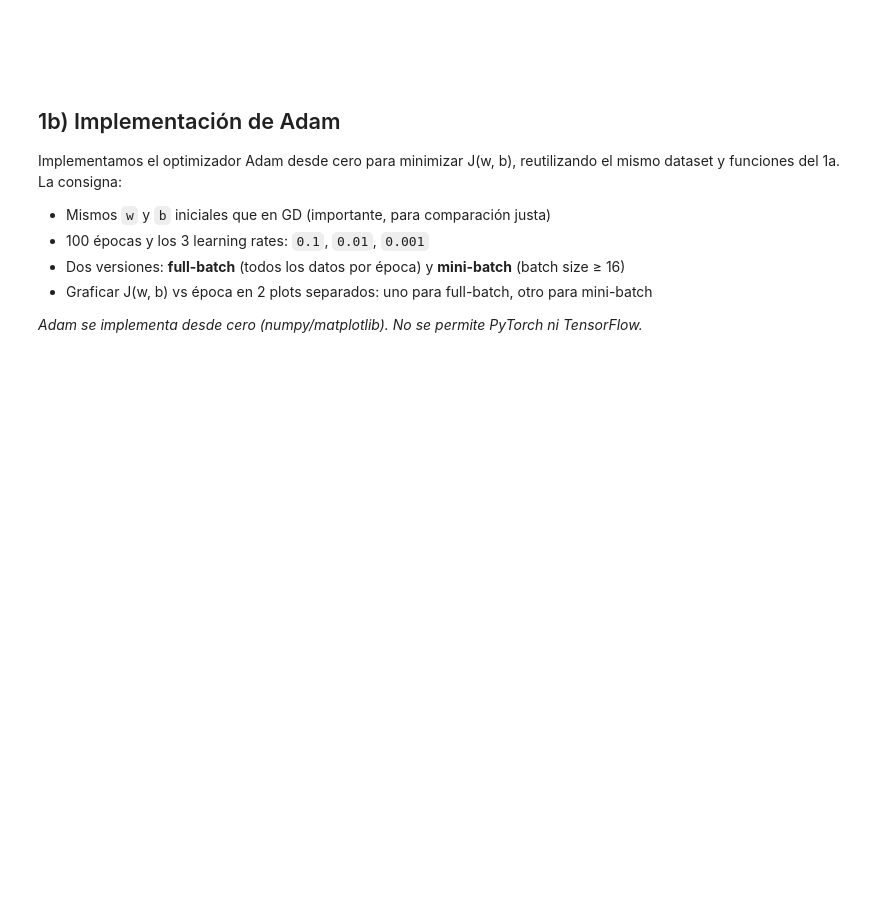
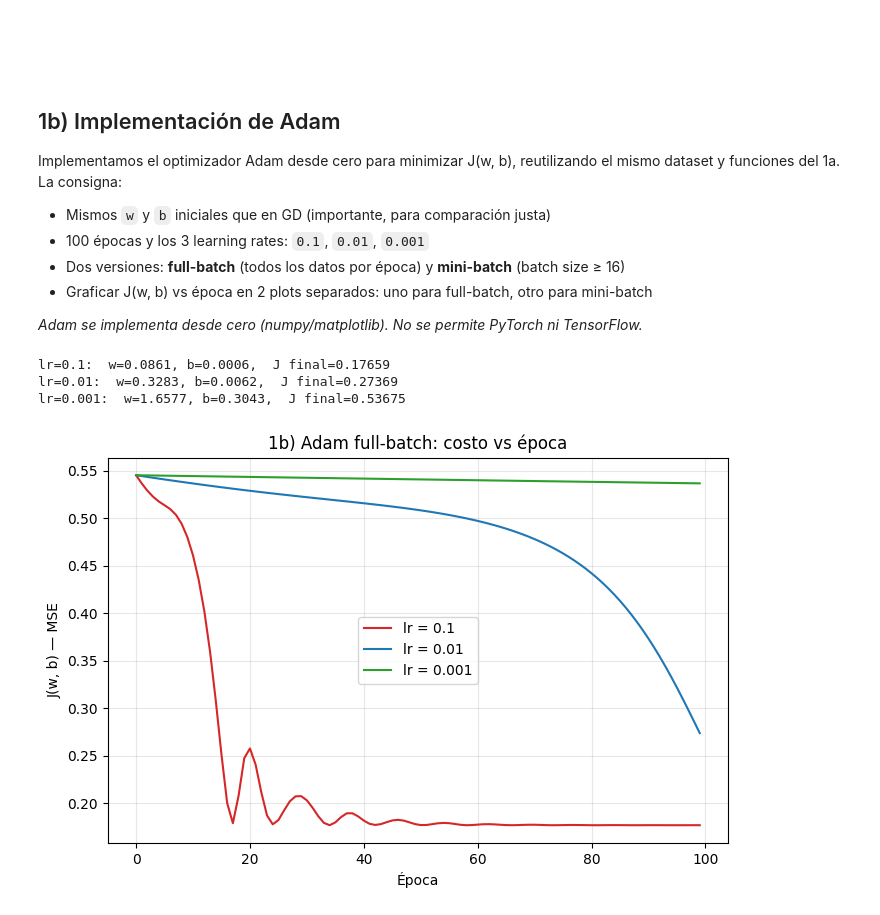
Before and after one commit to bamazonai/aprendizaje_profundo-TPs, a Jupyter notebook: tp1-aprend_prof.ipynb, the cells around one changed output. Saved outputs shown, nothing was run; the diff lists cells and outputs as text; code cells hidden in the pictures; blank space fills up the shorter version.

Commit message:
1b adam full y mini batch

```diff
--- a/tp1-aprend_prof.ipynb
+++ b/tp1-aprend_prof.ipynb
@@ -157,3 +157,63 @@ Implementamos el optimizador Adam desde cero para minimizar J(w, b), reutilizand
 - Graficar J(w, b) vs época en 2 plots separados: uno para full-batch, otro para mini-batch
 
 *Adam se implementa desde cero (numpy/matplotlib). No se permite PyTorch ni TensorFlow.*
+# %%
+#Inciso 1b Adam full-batch desde 0
+
+epocas = 100
+learning_rate = [0.1, 0.01, 0.001]
+beta1, beta2 = 0.9, 0.999
+eps = 1e-8
+historias_adam = {} #hay que guardar la curva de costo para cada learning rate
+
+for lr in learning_rate:
+
+    w, b = w_init, b_init # reset desde el punto inicial
+
+    #memorias de Adam
+    mw, mb = 0.0, 0.0
+    vw, vb = 0.0, 0.0
+    costos = [J_mse(w,b)] #inicializamos la lista de costos
+
+    for t in range(1, epocas):
+        dw, db = grad(w,b) #se hace el calculo del gradiente, la pendiente
+
+        #actualizamos las memorias de Adam
+        mw = beta1 * mw + (1 - beta1) * dw
+        mb = beta1 * mb + (1 - beta1) * db
+        vw = beta2 * vw + (1 - beta2) * (dw**2)
+        vb = beta2 * vb + (1 - beta2) * (db**2)
+
+        #correccion de sesgo
+        mw_hat = mw / (1 - beta1**t)
+        mb_hat = mb / (1 - beta1**t)
+        vw_hat = vw / (1 - beta2**t)
+        vb_hat = vb / (1 - beta2**t)
+
+        #actualizamos los parametros
+        w = w - lr * mw_hat / (np.sqrt(vw_hat) + eps)
+        b = b - lr * mb_hat / (np.sqrt(vb_hat) + eps)
+
+
+        costos.append(J_mse(w,b)) #se calcula el costo y se agrega a la lista de costos
+
+    historias_adam[lr] = costos
+    print(f"lr={lr}:  w={w:.4f}, b={b:.4f},  J final={costos[-1]:.5f}")
+
+
+# --- Gráfica ---
+plt.figure(figsize=(8,5))
+colores = {0.1: 'tab:red', 0.01: 'tab:blue', 0.001: 'tab:green'}
+for lr in learning_rate:
+    plt.plot(historias_adam[lr], color=colores[lr], label=f"lr = {lr}")
+plt.xlabel("Época")
+plt.ylabel("J(w, b) — MSE")
+plt.title("1b) Adam full-batch: costo vs época")
+plt.legend()
+plt.grid(alpha=0.3)
+plt.show()
+# %% [output]
+lr=0.1:  w=0.0861, b=0.0006,  J final=0.17659
+lr=0.01:  w=0.3283, b=0.0062,  J final=0.27369
+lr=0.001:  w=1.6577, b=0.3043,  J final=0.53675
+[figure, added]
```
Also changed, not shown: parts of 1 cell of this notebook.
